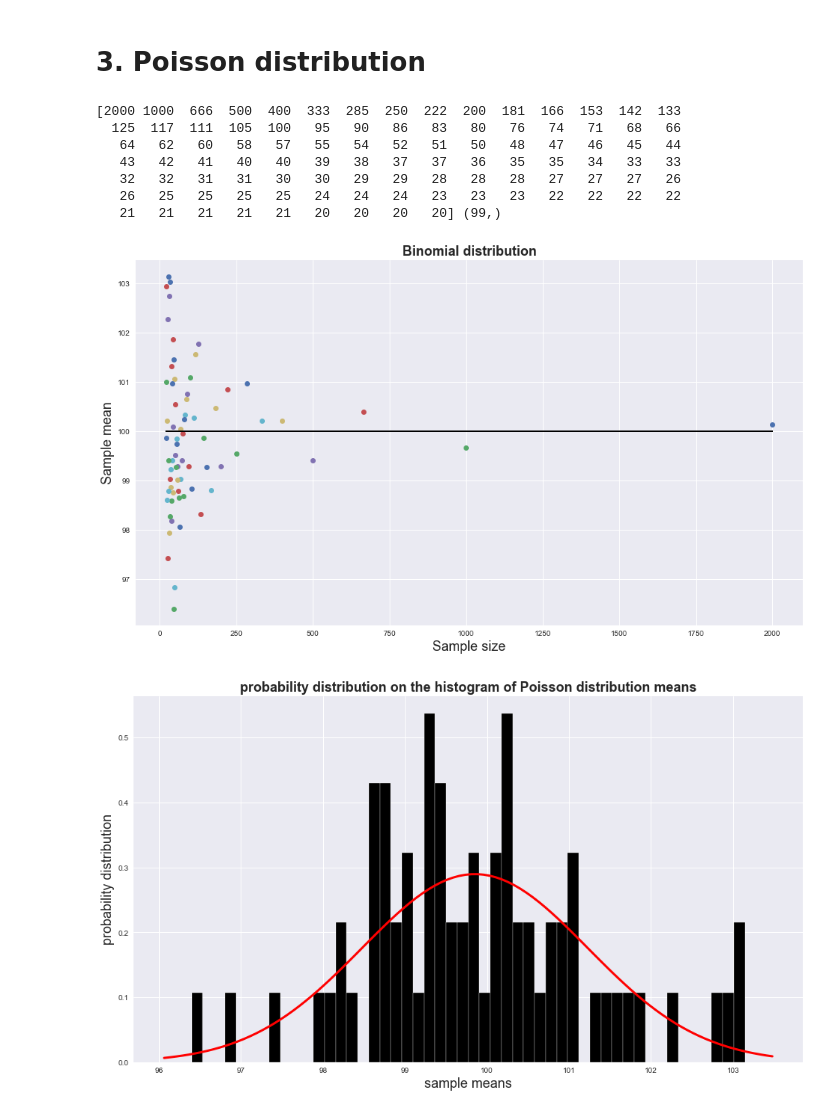
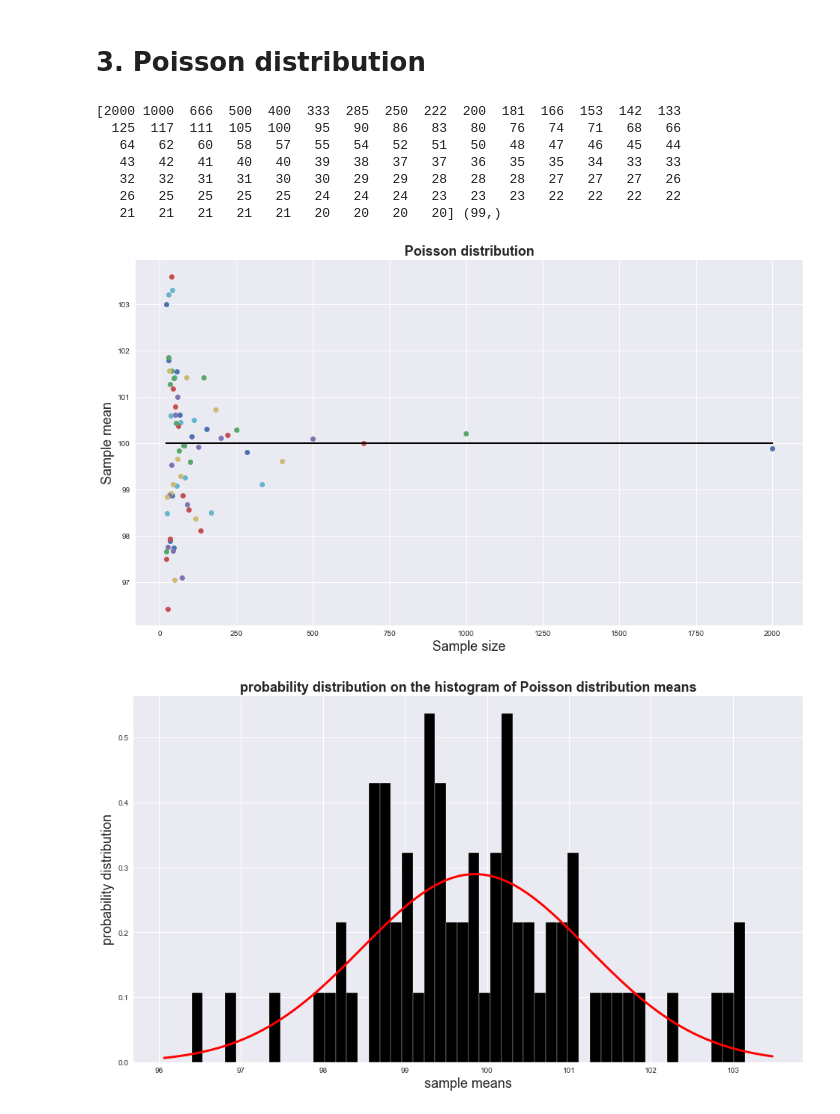
Before and after one commit to rrubo/PUI2017_rh2684, a Jupyter notebook: HW3_rh2684/HW3_assignment_1_rh2684.ipynb, the cells around one changed output. Saved outputs shown, nothing was run; the diff lists cells and outputs as text; code cells hidden in the pictures.

```diff
--- a/HW3_rh2684/HW3_assignment_1_rh2684.ipynb
+++ b/HW3_rh2684/HW3_assignment_1_rh2684.ipynb
@@ -189,35 +189,35 @@ pl.show()
 pois = (2000 / (np.array(range(1, 100)))).astype(int)
 print(pois, pois.shape)
 
 md['pois'] = {}
 
 # Filling in the poisson distribution
 
 for i in pois:
     md['pois'][i] = np.random.poisson(mean, size=i)
 
 # Plotting the distribution and filling in the means
 
 md['pois']['means'] = {}
 poisNormN = pl.figure(figsize=(16,9)).add_subplot(111)
 
 for nn in md['pois']:
     if not type(nn) == str:
         md['pois']['means'][nn] = md['pois'][nn].mean()
         poisNormN.plot(nn, md['pois']['means'][nn], 'o')
         poisNormN.set_xlabel('Sample size', fontsize=18)
         poisNormN.set_ylabel('Sample mean', fontsize=18)
-        poisNormN.set_title('Binomial distribution', fontsize=18, weight='bold')
+        poisNormN.set_title('Poisson distribution', fontsize=18, weight='bold')
         poisNormN.plot([min(norm), max(norm)], [mean, mean], 'k')
 # %% [output]
 [2000 1000  666  500  400  333  285  250  222  200  181  166  153  142  133
   125  117  111  105  100   95   90   86   83   80   76   74   71   68   66
    64   62   60   58   57   55   54   52   51   50   48   47   46   45   44
    43   42   41   40   40   39   38   37   37   36   35   35   34   33   33
    32   32   31   31   30   30   29   29   28   28   28   27   27   27   26
    26   25   25   25   25   24   24   24   23   23   23   22   22   22   22
    21   21   21   21   21   20   20   20   20] (99,)
-[figure, old version]
+[figure, new version]
 # %%
 # Creating a histogram for all means
 
```
